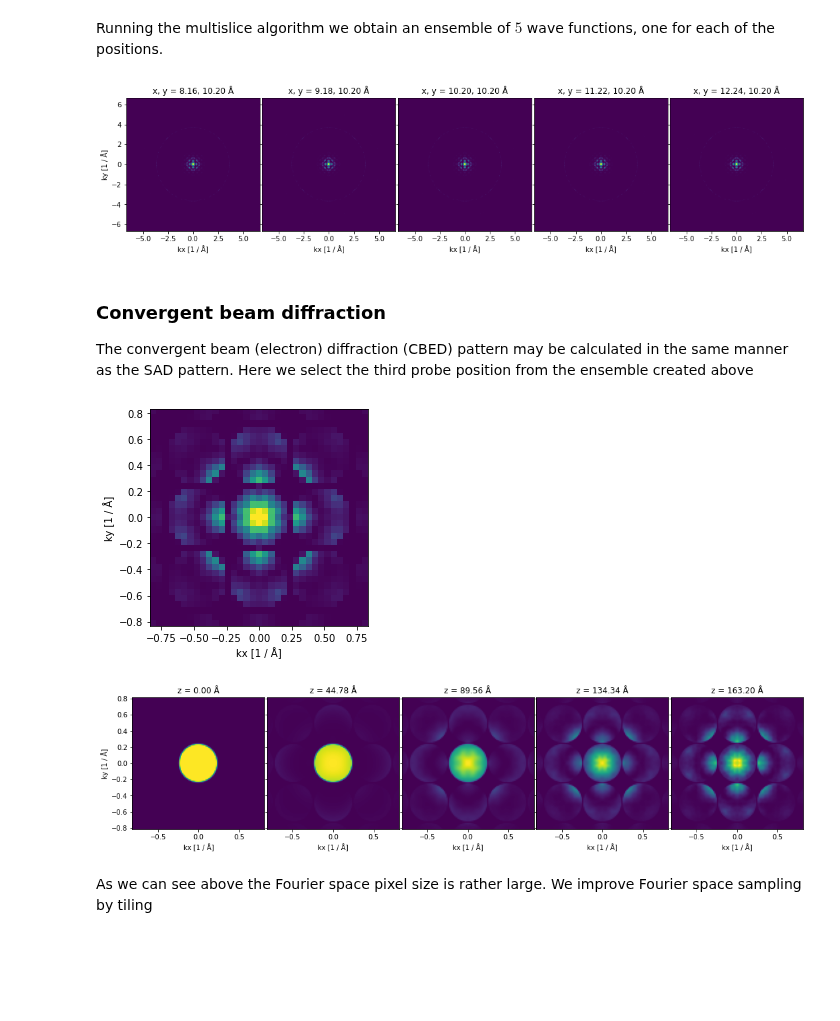
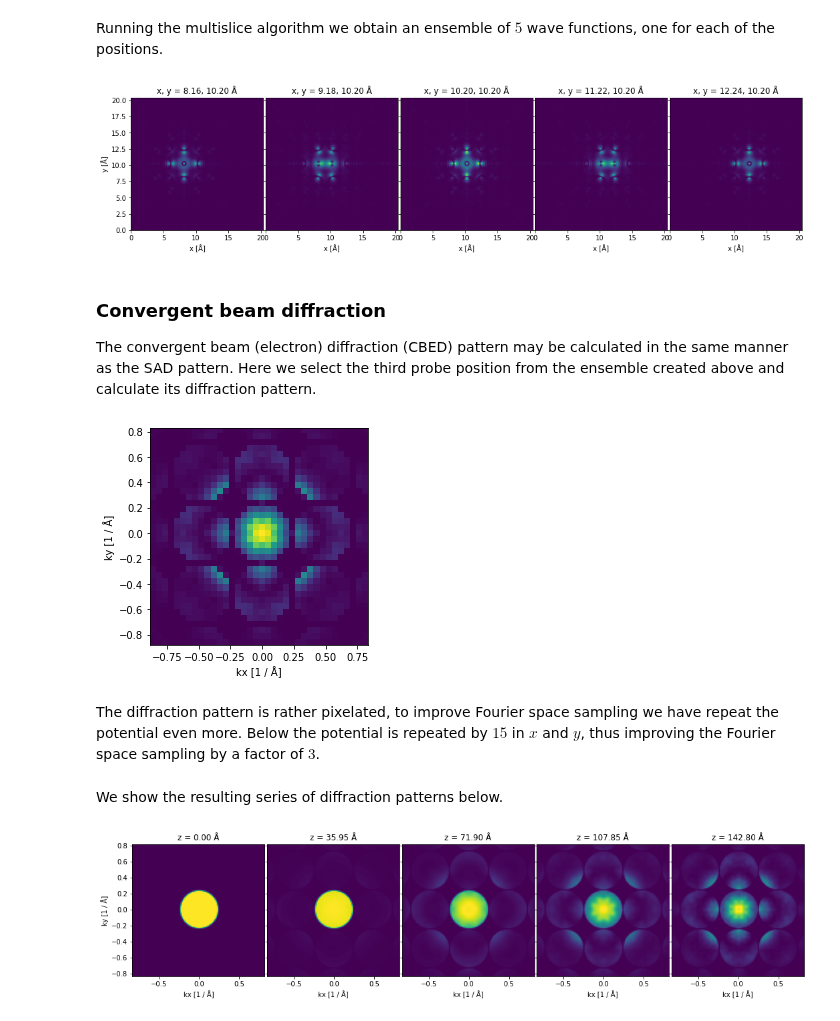
Before and after one commit to abTEM/doc, a Jupyter notebook: docs/user_guide/walkthrough/multislice.ipynb, the cells around one changed output. Drawn from its saved outputs; the diff is of its cells as text; code cells hidden in the pictures; blank space fills up the shorter version.

```diff
--- a/docs/user_guide/walkthrough/multislice.ipynb
+++ b/docs/user_guide/walkthrough/multislice.ipynb
@@ -58,7 +58,7 @@ Phonon scattering is not included in the following, inclusions of phonons is imp
 
 Below we create a `Potential` representing gold in the $\left<100\right>$ zone axis and use a `PlaneWave` as the initial wave function.
 # %%
-atoms = bulk("Au", cubic=True) * (1, 1, 40)
+atoms = bulk("Au", cubic=True) * (1, 1, 35)
 
 abtem.show_atoms(atoms, show_periodic=True, scale=0.9);
 # %% [output]
@@ -228,21 +235,21 @@ Running the multislice algorithm we obtain an ensemble of $5$ wave functions, on
 # %%
 exit_wave_probe_positioned = probe.multislice(
     scan=positions, potential=tiled_potential
 ).compute()
 
-exit_wave_probe_positioned.diffraction_patterns().show(
-    explode=True,
-    figsize=(18, 5),
-    image_grid_kwargs={"axes_pad": 0.05},
+exit_wave_probe_positioned.show(
+    explode=True, figsize=(18, 5), image_grid_kwargs={"axes_pad": 0.05},
 );
 # %% [output]
-[figure, old version]
+[figure, new version]
 # %% [markdown]
 ### Convergent beam diffraction
 
-The convergent beam (electron) diffraction (CBED) pattern may be calculated in the same manner as the SAD pattern. Here we select the third probe position from the ensemble created above
+The convergent beam (electron) diffraction (CBED) pattern may be calculated in the same manner as the SAD pattern. Here we select the third probe position from the ensemble created above and calculate its diffraction pattern.
 # %%
 exit_wave_probe_positioned.diffraction_patterns(max_angle=30).show();
 # %% [output]
-[figure, old version]
+[figure, new version]
+# %% [markdown]
+The diffraction pattern is rather pixelated, to improve Fourier space sampling we have repeat the potential even more. Below the potential is repeated by $15$ in $x$ and $y$, thus improving the Fourier space sampling by a factor of $3$.
 # %%
@@ -250,15 +257,13 @@ potential_extra_tiled = abtem.CrystalPotential(potential, (15, 15, 1), exit_plan
 
 exit_wave_extra_tiled = probe.multislice(potential_extra_tiled).compute()
+# %% [markdown]
+We show the resulting series of diffraction patterns below.
 # %%
 exit_wave_extra_tiled.diffraction_patterns(max_angle=30).show(
-    explode=True,
-    figsize=(18, 5),
-    image_grid_kwargs={"axes_pad": 0.05},
+    explode=True, figsize=(18, 5), image_grid_kwargs={"axes_pad": 0.05},
 );
 # %% [output]
-[figure, old version]
+[figure, new version]
-# %% [markdown]
-As we can see above the Fourier space pixel size is rather large. We improve Fourier space sampling by tiling
 # %% [markdown]
 ## Small-angle beam tilt
 
```
Also changed, not shown: parts of 25 cells of this notebook, 7 other files.
